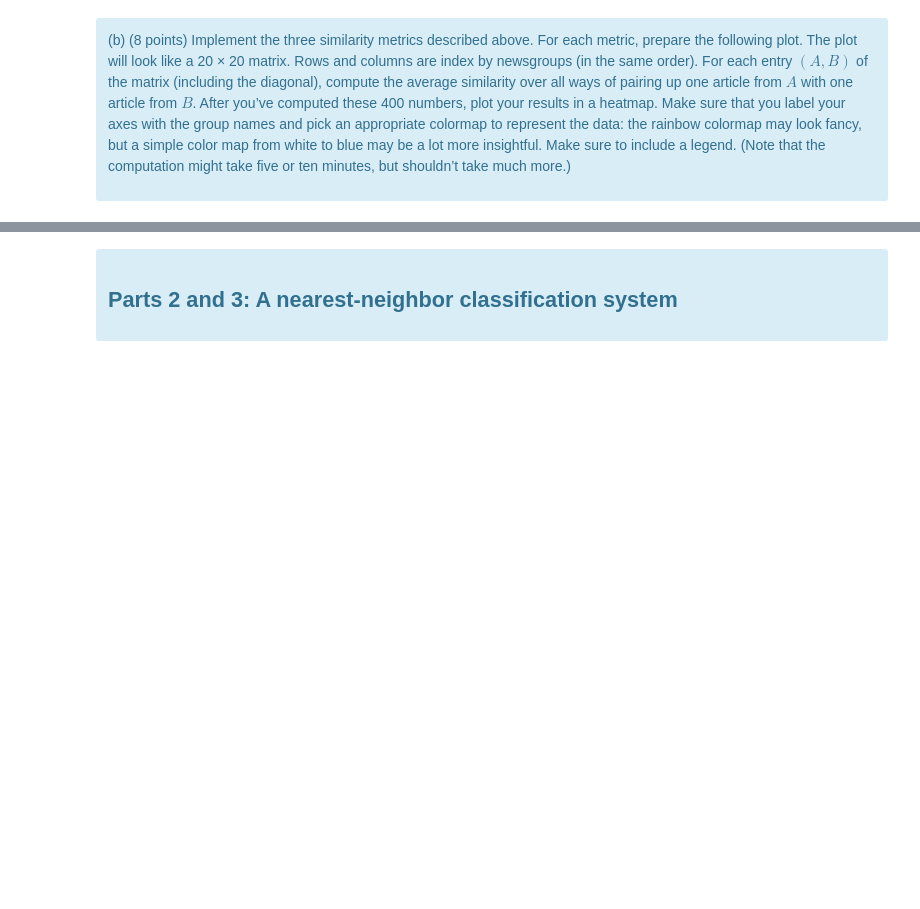
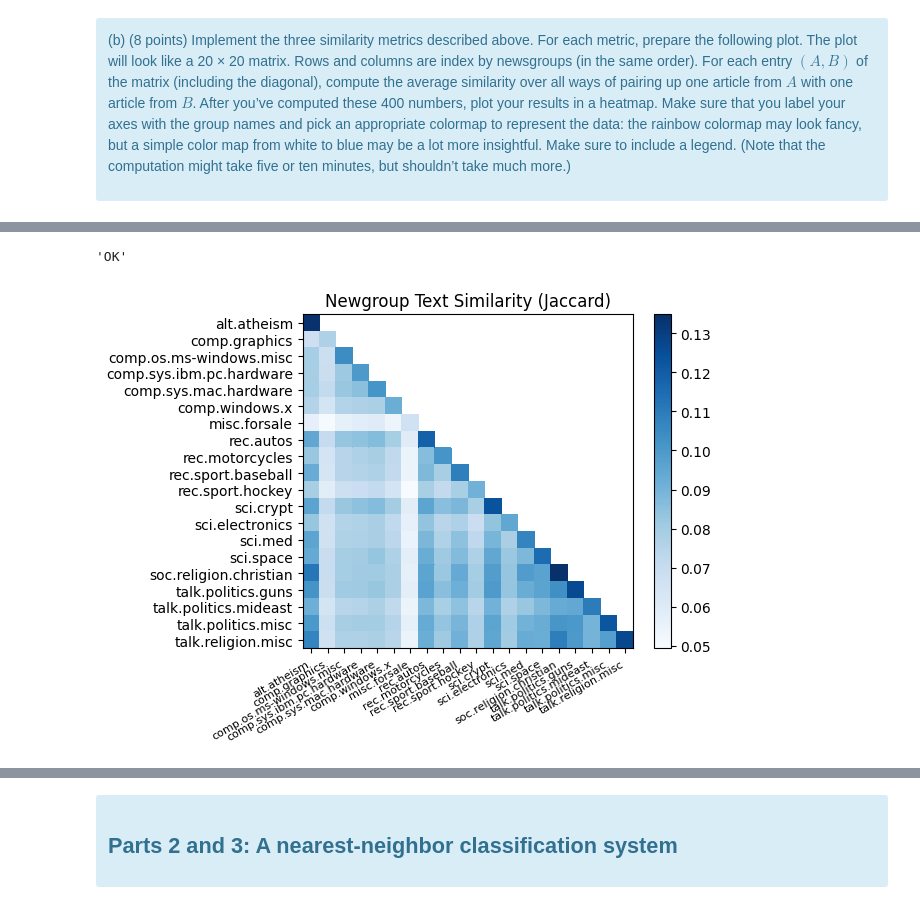
Before and after one commit to garfieldnate/Stanford-CS-168_Modern_Algorithmic_Toolbox, a Jupyter notebook: cs168/notebooks/mini_project_2.ipynb, the cells around one changed output, grey strips where cells are left out. Drawn from its saved outputs; the diff is of its cells as text; code cells hidden in the pictures; blank space fills up the shorter version.

Commit message:
Project 2: graphics working

```diff
--- a/cs168/notebooks/mini_project_2.ipynb
+++ b/cs168/notebooks/mini_project_2.ipynb
@@ -125,0 +204,45 @@ assert_approx_equal(cosine_sim(test_df_1, test_df_3), 0.8898826)
+# %%
+def get_average_distances(data, metric, labels):
+    """Params:
+    - data: dataframe containing rows to be compared against each other
+    - metric: similarity metric for comparing rows
+    - labels: labels for the rows in data
+    Returns: a lower triangular matrix where element (i, j) gives the average
+    similarity score among all pairs of data rows with label i and all with label j."""
+    unique_labels = pd.unique(labels)
+    all_distances = pd.DataFrame(get_all_distances(data, metric))
+    all_label_average_distances = []
+
+    for idx_1, label_1 in enumerate(unique_labels):
+        label_1_distances = []
+        for idx_2, label_2 in enumerate(unique_labels):
+            # similarity is symmetric, so don't compute sim(j, i) if we've already computed sim(i, j)
+            if idx_2 < idx_1:
+                label_1_distances.append(np.nan)
+                continue
+            # get all distances between items of label_1 and label_2
+            filtered = all_distances[labels == label_1].loc[:, labels == label_2]
+            # then average these
+            average_label_distance = filtered.mean().mean()
+            label_1_distances.append(average_label_distance)
+        all_label_average_distances.append(label_1_distances)
+
+    return pd.DataFrame(all_label_average_distances, columns=unique_labels, index=unique_labels).transpose()
+
+def _test_get_average_distances():
+    test_data = pd.DataFrame([[4, 5, 6], [5, 4, 6], [1, 2, 6]])
+    test_labels = pd.Series([1,2,1])
+    expected = [
+        [-2.1213203, np.nan],
+        [-2.9431748, 0]
+    ]
+    actual = get_average_distances(test_data, l2_sim, test_labels)
+    assert_allclose(actual, expected)
+
+_test_get_average_distances()
+"OK"
+# %% [output]
+'OK'
+# %%
+jaccard_similarities = get_average_distances(data, jaccard_sim, labels)
+jaccard_similarities = jaccard_similarities.rename(index=group_names, columns=group_names)
@@ -125,0 +255,31 @@ assert_approx_equal(cosine_sim(test_df_1, test_df_3), 0.8898826)
+# %%
+# Adapted from code provided by course
+def makeHeatMap(df, title):
+    fig, ax = plt.subplots()
+    # create the map w/ color bar legend
+    heatmap = ax.pcolor(df, cmap=plt.cm.Blues)
+    cbar = plt.colorbar(heatmap)
+
+    # put the major ticks at the middle of each cell
+    ax.set_xticks(np.arange(df.shape[0])+0.5, minor=False)
+    ax.set_yticks(np.arange(df.shape[1])+0.5, minor=False)
+
+    # diagonal matrix from top-left to bottom right
+    ax.invert_yaxis()
+
+    ax.set_xticklabels(df.index)
+    ax.set_yticklabels(df.index)
+
+    # rotates and right aligns the x labels, and moves the bottom of the
+    # axes up to make room for them
+    fig.autofmt_xdate()
+    # make text smaller so it doesn't overlap
+    ax.tick_params(axis='x', which='major', labelsize=8)
+
+    ax.set_title(title)
+
+    plt.tight_layout()
+# %%
+makeHeatMap(jaccard_similarities, "Newgroup Text Similarity (Jaccard)")
+# %% [output]
+[figure, added]
```
Also changed, not shown: parts of 13 cells of this notebook, 3 other files.
